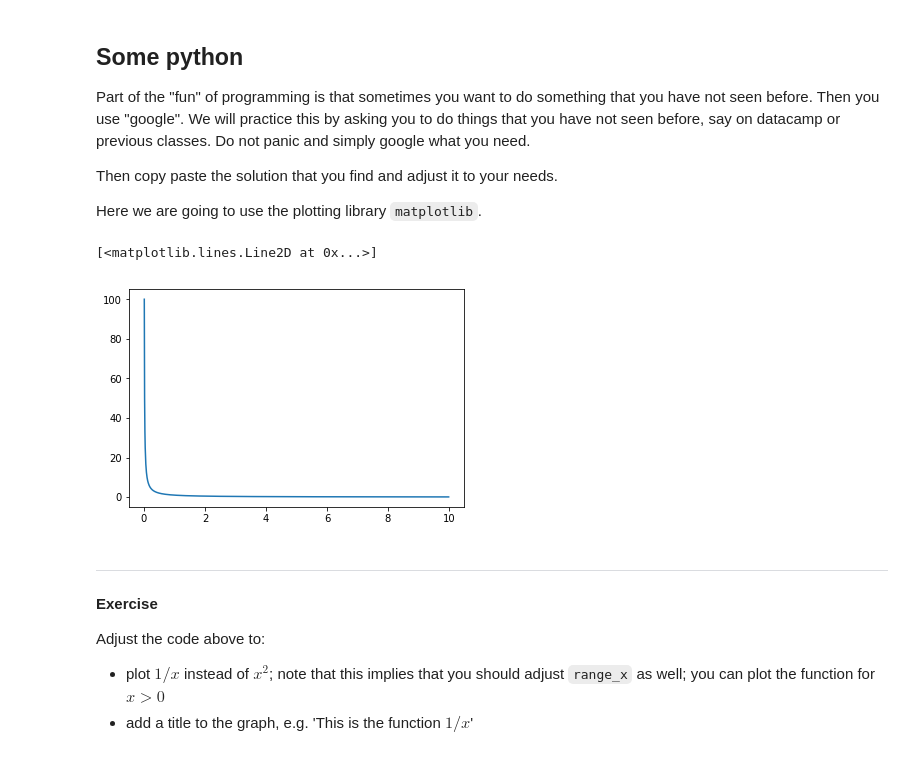
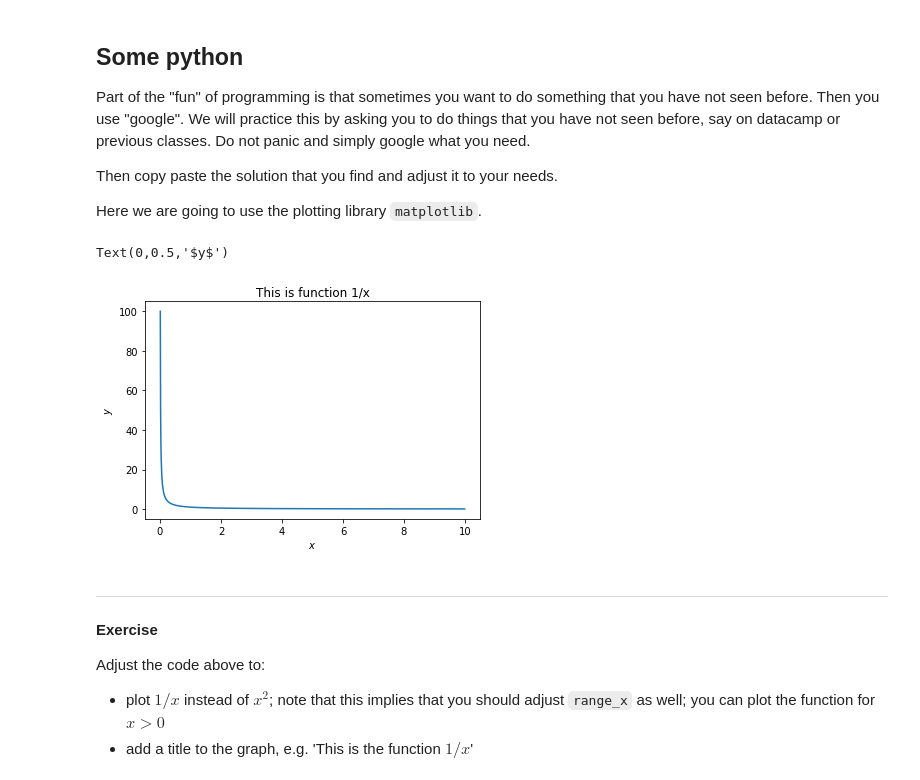
Before and after one commit to IvovanZitteren/assignments, a Jupyter notebook: assignment2 (1).ipynb, the cells around one changed output. Cells and saved outputs as stored; diff of their text form; code cells hidden in the pictures.

```diff
--- a/assignment2 (1).ipynb
+++ b/assignment2 (1).ipynb
@@ -54,14 +72,16 @@ Here we are going to use the plotting library `matplotlib`.
 # %%
 import matplotlib.pyplot as plt
 import numpy as np
 %matplotlib inline
 
-
 range_x = np.arange(0.01,10,0.01)
 plt.plot(range_x,[1/x for x in range_x])
+plt.title('This is function 1/x')
+plt.xlabel('$x$')
+plt.ylabel('$y$')
 # %% [output]
-[<matplotlib.lines.Line2D at 0x...>]
+Text(0,0.5,'$y$')
-[figure, old version]
+[figure, new version]
 # %% [markdown]
 --------
 
```
Also changed, not shown: parts of 2 cells of this notebook.
